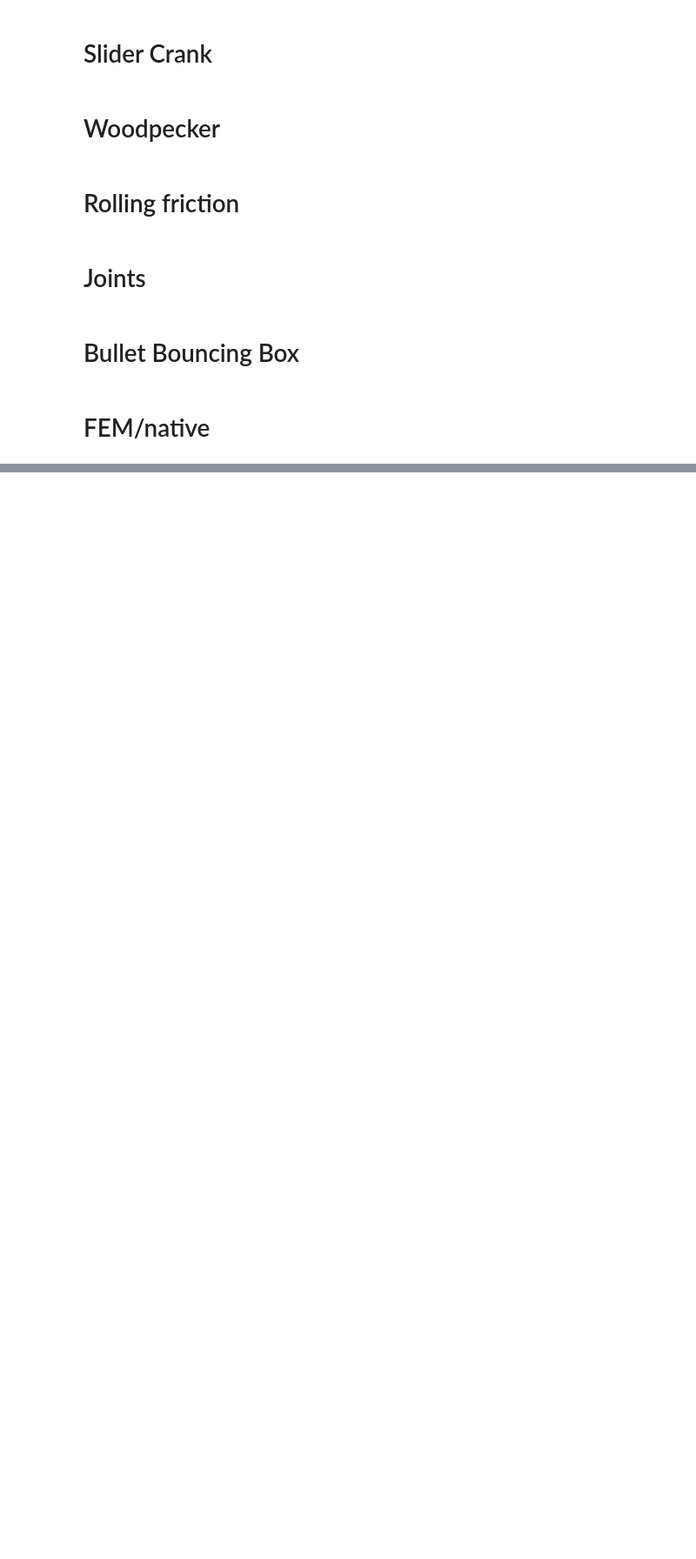
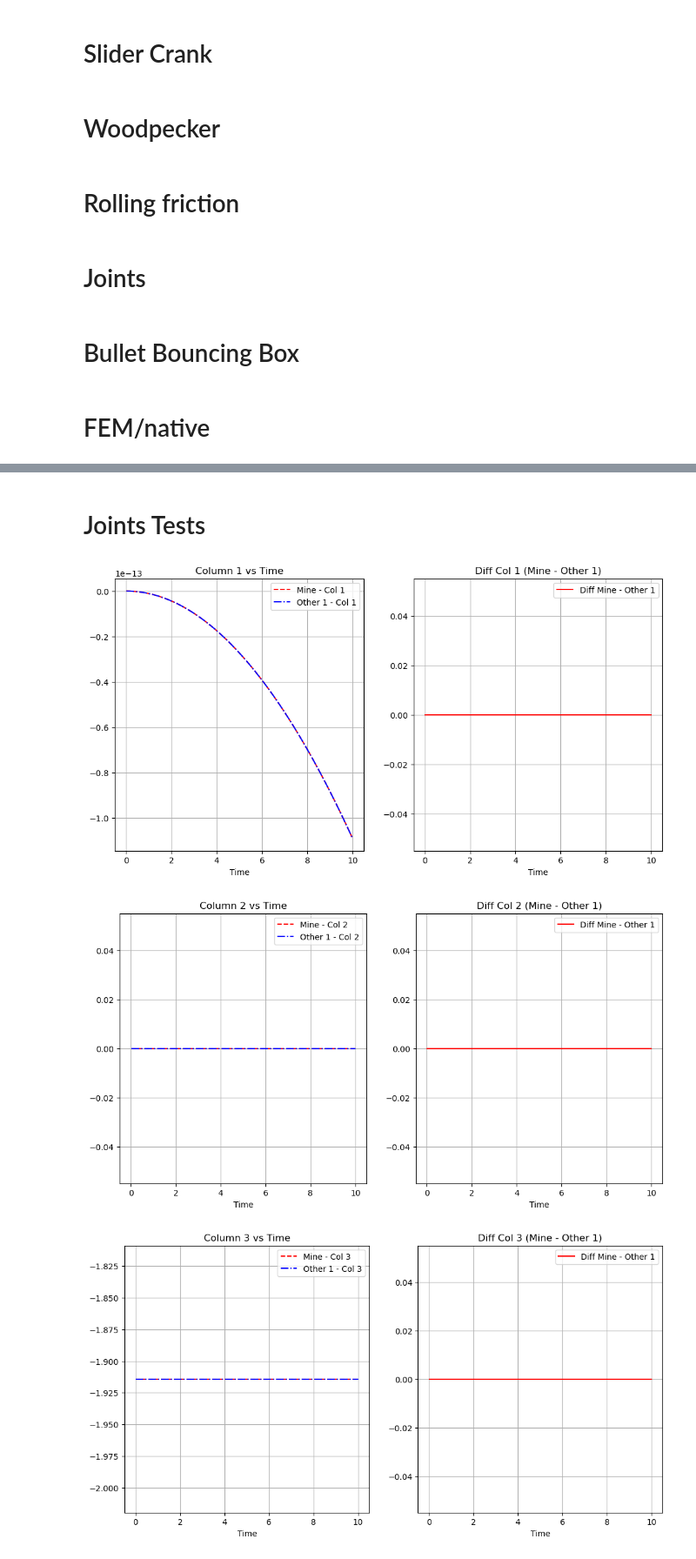
Before and after one commit to vacary/siconos-tutorials, a Jupyter notebook: examples/mechanics/MechanicsExamples.ipynb, the cells around one changed output, grey strips where cells are left out. Shown at 87% size. Drawn from its saved outputs; the diff is of its cells as text; code cells hidden in the pictures; blank space fills up the shorter version.

```diff
--- a/examples/mechanics/MechanicsExamples.ipynb
+++ b/examples/mechanics/MechanicsExamples.ipynb
@@ -341,0 +318,2 @@ plot_and_compare(mine,ns)
+# %% [markdown]
+# Joints Tests
@@ -341,0 +325,9 @@ plot_and_compare(mine,ns)
+# %%
+# ref = np.loadtxt("JointsTests/NE_BouncingBeam.ref", skiprows=1)
+mine = np.loadtxt("JointsTests/NE_BouncingBeam.dat")
+other = np.loadtxt("../../../siconos-tutorials-ref/examples/mechanics/JointsTests/NE_BouncingBeam.dat")
+plot_and_compare(mine, other)
+# %% [output]
+[figure, added]
+[figure, added]
+[figure, added]
```
Also changed, not shown: parts of 25 cells of this notebook, 9 other files.
